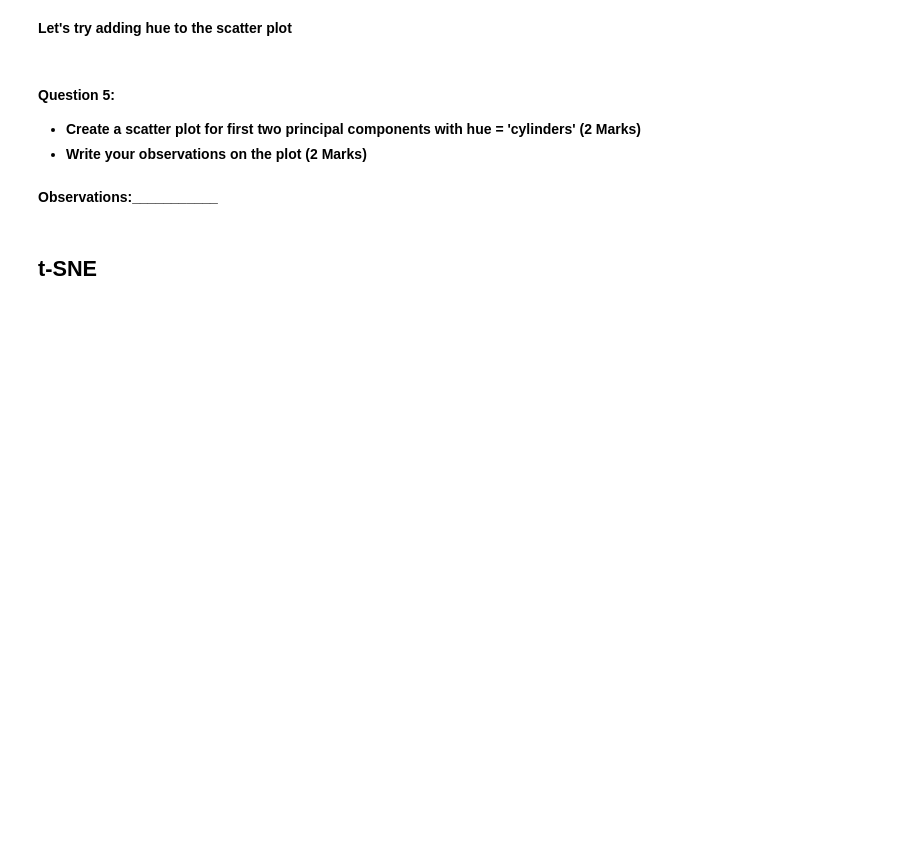
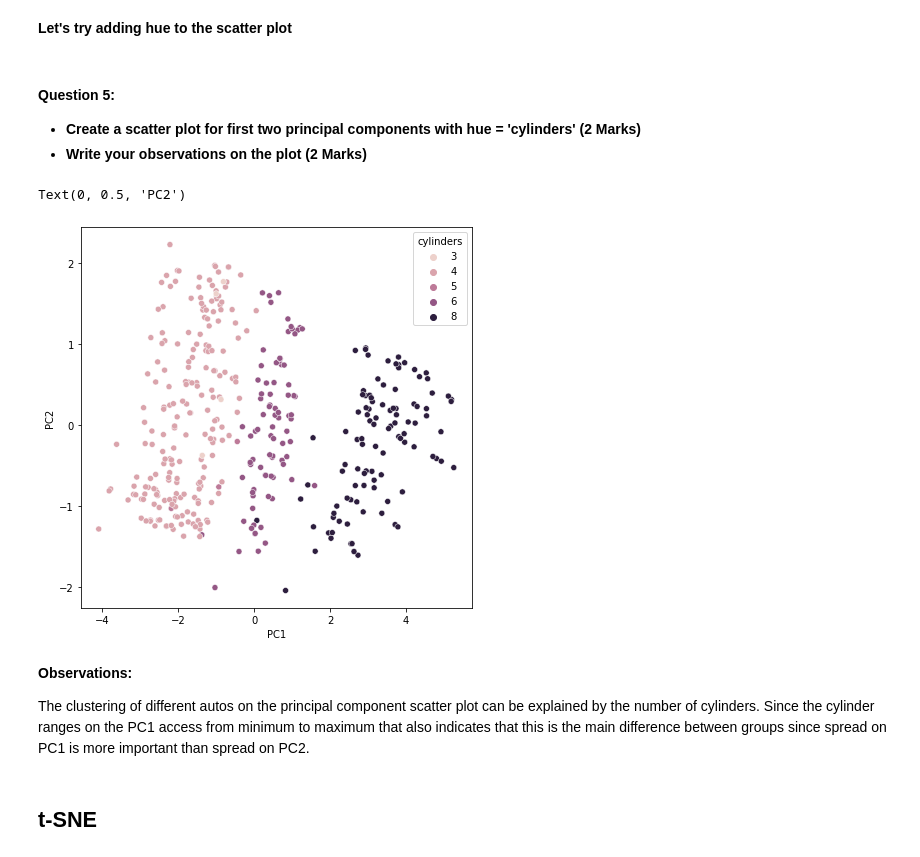
Before and after one commit to AndrewBorst/Data-Science-Portfolio, a Jupyter notebook: Data Analysis and Visualization/AndrewBorst_Notebook_PCA_and_tSNE_Project.ipynb, the cells around one changed output. Cells and saved outputs as stored; diff of their text form; code cells hidden in the pictures; blank space fills up the shorter version.

```diff
--- a/Data Analysis and Visualization/AndrewBorst_Notebook_PCA_and_tSNE_Project.ipynb
+++ b/Data Analysis and Visualization/AndrewBorst_Notebook_PCA_and_tSNE_Project.ipynb
@@ -241,8 +241,8 @@ data_scaled.tail()
 n=data_scaled.shape[1]
 
 #Finding principal components for the data
-pca = ______________________ #Apply the PCA algorithm with random state = 1
-data_pca1 = pd.DataFrame(_____________________) #Fit and transform the pca function on scaled data
+pca = PCA(n_components=n, random_state=1) #Apply the PCA algorithm with random state = 1
+data_pca1 = pd.DataFrame(pca.fit_transform(data_scaled)) #Fit and transform the pca function on scaled data
 
 #The percentage of variance explained by each principal component
 exp_var = pca.explained_variance_ratio_
@@ -322,13 +326,19 @@ plt.show()
 # %%
 df_concat = pd.concat([data_pca1, data], axis=1)
 
 plt.figure(figsize = (7,7))
 #Create a scatter plot with x=0 and y=1 using df_concat dataframe
-#_________________________________________
+sns.scatterplot(x = df_concat[0], y = df_concat[1], hue=df_concat['cylinders'])
 plt.xlabel("PC1")
 plt.ylabel("PC2")
+# %% [output]
+Text(0, 0.5, 'PC2')
+[figure, added]
-# %% [markdown]
-**Observations:___________**
+# %% [markdown]
+**Observations:**
+
+The clustering of different autos on the principal component scatter plot can be explained by the number of cylinders.
+Since the cylinder ranges on the PC1 access from minimum to maximum that also indicates that this is the main difference between groups since spread on PC1 is more important than spread on PC2.
 # %% [markdown]
 ## t-SNE
 # %% [markdown]
```
Also changed, not shown: parts of 13 cells of this notebook, 15 other files.
